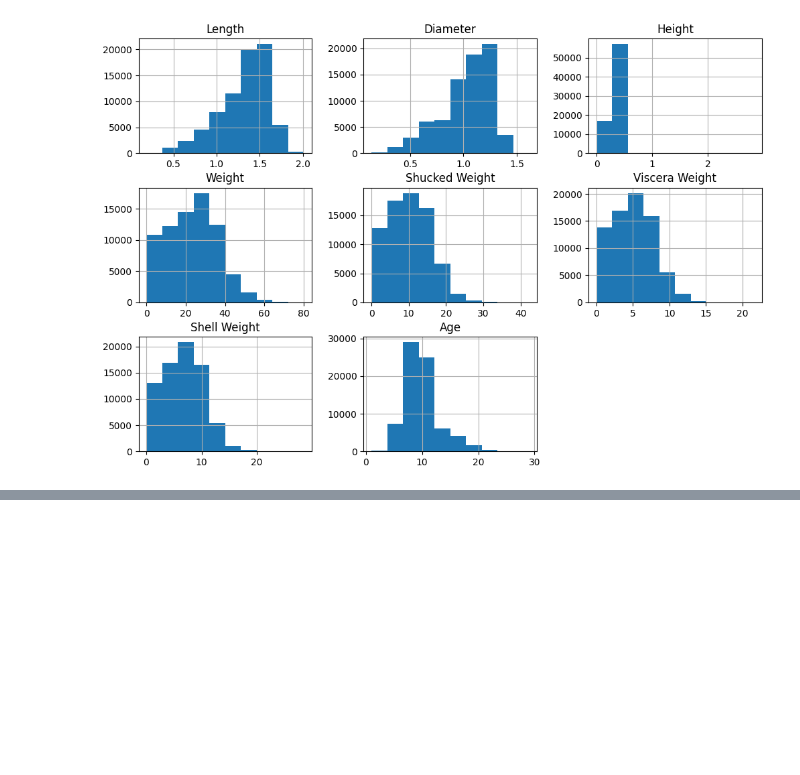
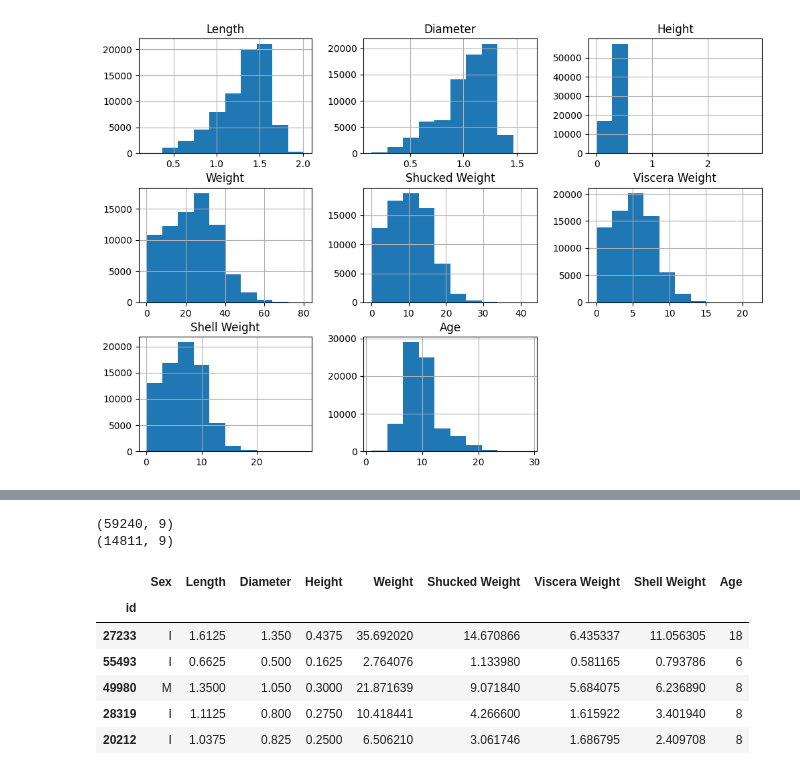
Before and after one commit to subramanya4shenoy/MachineLearningNbs, a Jupyter notebook: Kaggle/Competitions/PGS_S3E16.ipynb, the cells around one changed output, grey strips where cells are left out. Drawn from its saved outputs; the diff is of its cells as text; code cells hidden in the pictures; blank space fills up the shorter version.

```diff
--- a/Kaggle/Competitions/PGS_S3E16.ipynb
+++ b/Kaggle/Competitions/PGS_S3E16.ipynb
@@ -176,0 +216,19 @@ plt.show()
+# %%
+from sklearn.model_selection import train_test_split
+
+train_set, test_set = train_test_split(train_df, test_size=0.2, random_state=42)
+
+print(train_set.shape)
+print(test_set.shape)
+
+test_set.head()
+# %% [output]
+(59240, 9)
+(14811, 9)
+|  | Sex | Length | Diameter | Height | Weight | Shucked Weight | Viscera Weight | Shell Weight | Age |
+| id |  |  |  |  |  |  |  |  |  |
+| 27233 | I | 1.6125 | 1.350 | 0.4375 | 35.692020 | 14.670866 | 6.435337 | 11.056305 | 18 |
+| 55493 | I | 0.6625 | 0.500 | 0.1625 | 2.764076 | 1.133980 | 0.581165 | 0.793786 | 6 |
+| 49980 | M | 1.3500 | 1.050 | 0.3000 | 21.871639 | 9.071840 | 5.684075 | 6.236890 | 8 |
+| 28319 | I | 1.1125 | 0.800 | 0.2750 | 10.418441 | 4.266600 | 1.615922 | 3.401940 | 8 |
+| 20212 | I | 1.0375 | 0.825 | 0.2500 | 6.506210 | 3.061746 | 1.686795 | 2.409708 | 8 |
```
Also changed, not shown: parts of 22 cells of this notebook.
